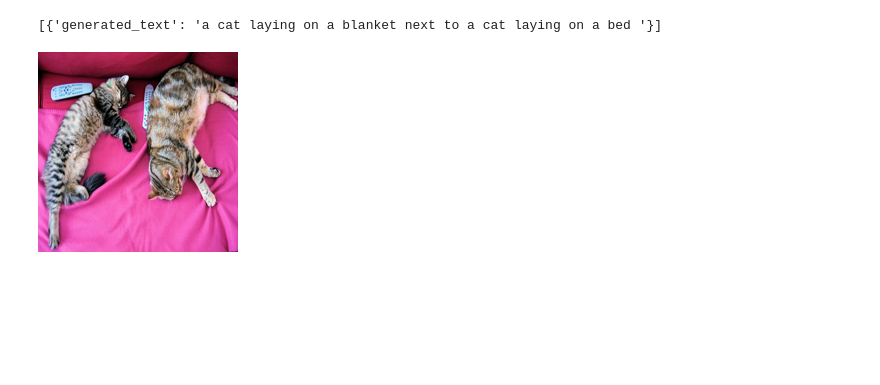
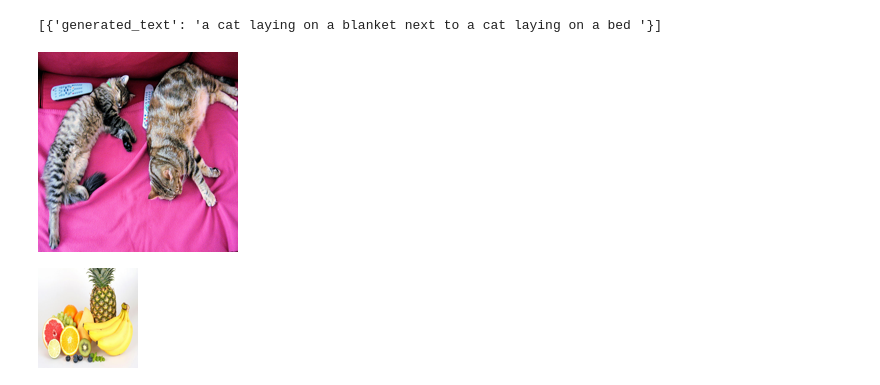
Before and after one commit to Hyo0806/ai, a Jupyter notebook: source/08_LLM/ch1_허깅페이스.ipynb, the cells around one changed output. Cells and saved outputs as stored; diff of their text form; code cells hidden in the pictures; blank space fills up the shorter version.

```diff
--- a/source/08_LLM/ch1_허깅페이스.ipynb
+++ b/source/08_LLM/ch1_허깅페이스.ipynb
@@ -486,3 +488,10 @@ image = Image.open(requests.get(url, stream=True).raw)
 image.resize((200,200))
 # %% [output]
 [figure]
+# %%
+# 내 로컬 pc의 이미지를 설명해줘
+
+image = Image.open('images/fruits.jpeg')
+image.resize((100,100))
+# %% [output]
+[figure, added]
```
Also changed, not shown: parts of 8 cells of this notebook, 2 other files.
